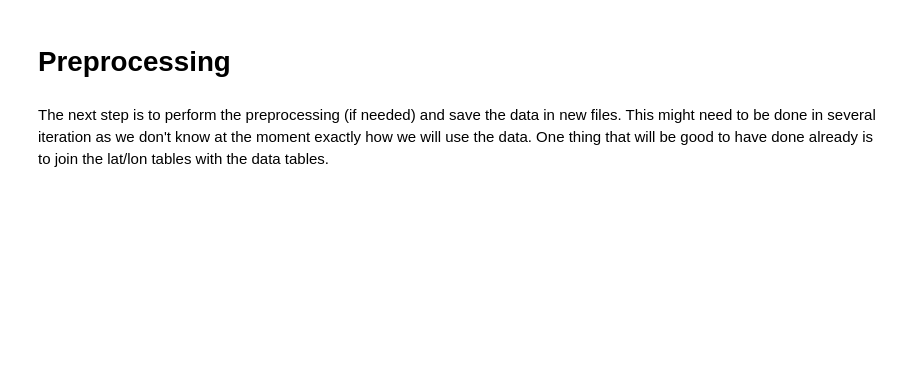
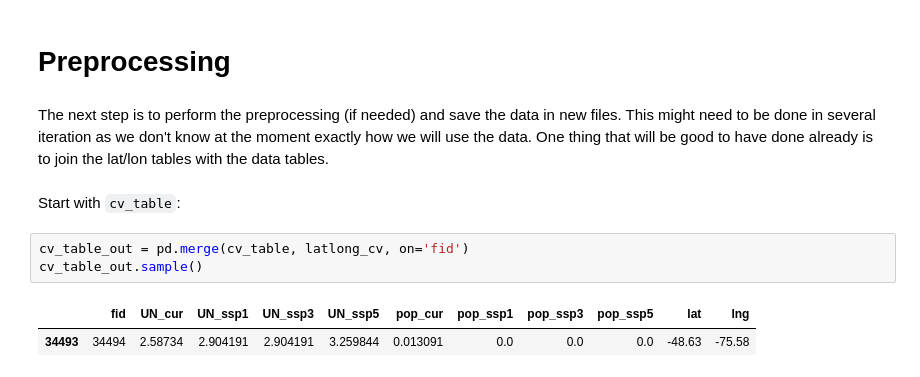
Before and after one commit to charlottegiseleweil/ipbes, a Jupyter notebook: data_exploration.ipynb, the cells around one changed output. Saved outputs shown, nothing was run; the diff lists cells and outputs as text; blank space fills up the shorter version.

```diff
--- a/data_exploration.ipynb
+++ b/data_exploration.ipynb
@@ -186,3 +193,11 @@ poll_table.sample(5)
 # %% [markdown]
 The next step is to perform the preprocessing (if needed) and save the data in new files.
 This might need to be done in several iteration as we don't know at the moment exactly how we will use the data. One thing that will be good to have done already is to join the lat/lon tables with the data tables.
+# %% [markdown]
+Start with `cv_table`:
+# %%
+cv_table_out = pd.merge(cv_table, latlong_cv, on='fid')
+cv_table_out.sample()
+# %% [output]
+|  | fid | UN_cur | UN_ssp1 | UN_ssp3 | UN_ssp5 | pop_cur | pop_ssp1 | pop_ssp3 | pop_ssp5 | lat | lng |
+| 34493 | 34494 | 2.58734 | 2.904191 | 2.904191 | 3.259844 | 0.013091 | 0.0 | 0.0 | 0.0 | -48.63 | -75.58 |
```
Also changed, not shown: parts of 13 cells of this notebook, 15 other files.
